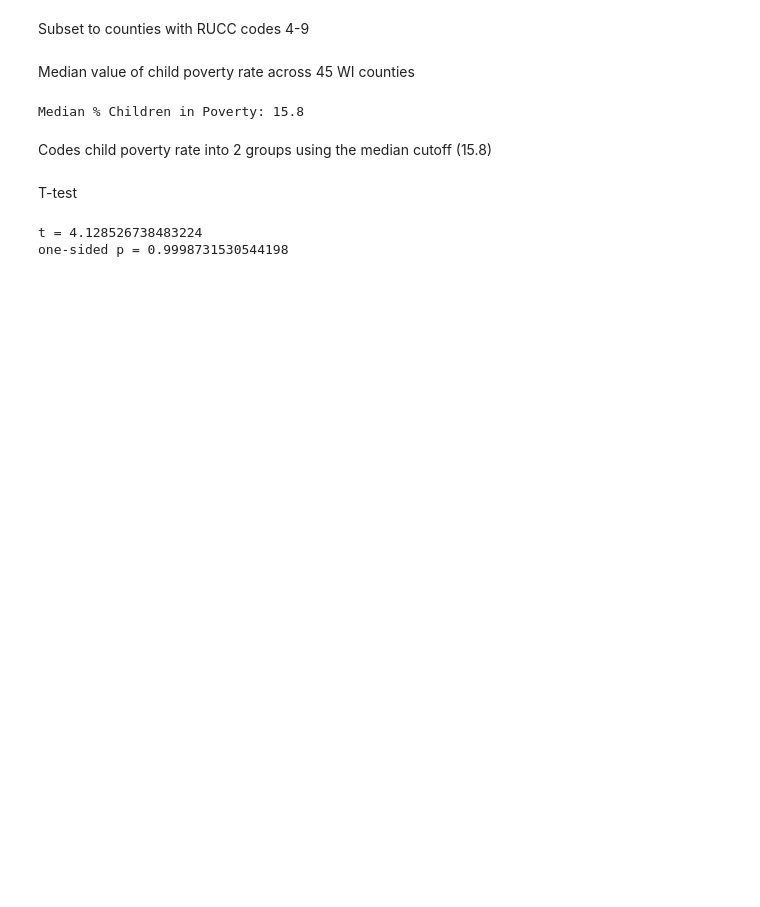
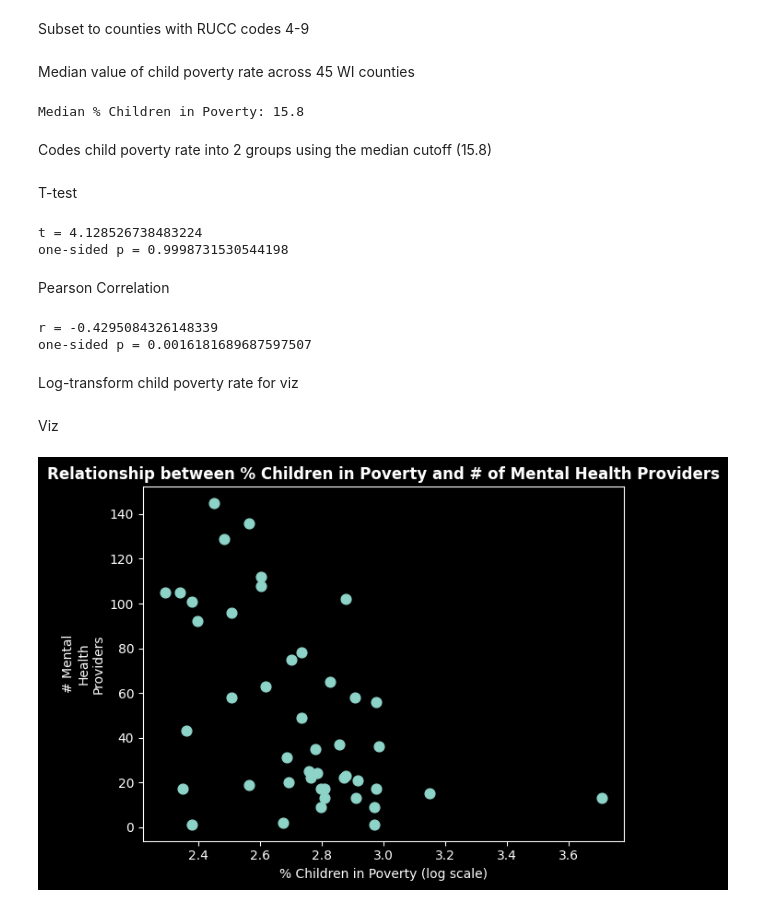
Before and after one commit to lizmeyer772/WI-Children-Rural-Healthcare-Access, a Jupyter notebook: HypothesisTesting.ipynb, the cells around one changed output. Cells and saved outputs as stored; diff of their text form; code cells hidden in the pictures; blank space fills up the shorter version.

```diff
--- a/HypothesisTesting.ipynb
+++ b/HypothesisTesting.ipynb
@@ -41,3 +45,21 @@ print("one-sided p =", p_value)
 # %% [output]
 t = 4.128526738483224
 one-sided p = 0.9998731530544198
+# %% [markdown]
+Pearson Correlation
+# %%
+corr = CHRRur[[mhprov_col, poverty_col]].dropna()
+
+r, p_value = pearsonr(
+    corr[mhprov_col],
+    corr[poverty_col],
+    alternative="less"
+)
+
+print("r =", r)
+print("one-sided p =", p_value)
+# %% [output]
+r = -0.4295084326148339
+one-sided p = 0.0016181689687597507
+# %% [markdown]
+Log-transform child poverty rate for viz
@@ -44,53 +68,12 @@ one-sided p = 0.9998731530544198
+# %% [markdown]
+Viz
 # %%
-
-
-# ----------------------------
-# T-test:  (# Mental Health Providers) ~ Poverty group, alternative = "less"
-# In R: t.test(y ~ group, alternative="less") tests mean(Below) < mean(Above)
-# ----------------------------
-below = CHRRur.loc[CHRRur["Poverty"] == "Below", mhprov_col].dropna()
-above = CHRRur.loc[CHRRur["Poverty"] == "Above", mhprov_col].dropna()
-
-# Welch's t-test (matches R default: var.equal = FALSE)
-t_stat, p_two_sided = stats.ttest_ind(below, above, equal_var=False)
-
-# Convert to one-sided p-value for alternative="less" (Below < Above)
-p_one_sided = p_two_sided / 2 if t_stat < 0 else 1 - (p_two_sided / 2)
-
-print("\nWelch two-sample t-test (Below vs Above)")
-print("t =", t_stat)
-print("one-sided p (Below < Above) =", p_one_sided)
-
-# ----------------------------
-# Correlation test: cor.test(mh_providers, child_poverty, alternative="less")
-# R's cor.test defaults to Pearson unless method specified
-# alternative="less" tests correlation < 0
-# ----------------------------
-x = CHRRur[mhprov_col]
-y = CHRRur[poverty_col]
-df_corr = CHRRur[[mhprov_col, poverty_col]].dropna()
-r, p_two_sided_corr = stats.pearsonr(df_corr[mhprov_col], df_corr[poverty_col])
-
-# One-sided p-value for H1: r < 0
-p_one_sided_corr = p_two_sided_corr / 2 if r < 0 else 1 - (p_two_sided_corr / 2)
-
-print("\nPearson correlation test")
-print("r =", r)
-print("one-sided p (r < 0) =", p_one_sided_corr)
-
-# ----------------------------
-# Log-transform child poverty rate for viz
-# (Note: log requires positive values; if any zeros exist, handle separately)
-# ----------------------------
-CHRRur["PovertyLog"] = np.log(CHRRur[poverty_col])
-
-# ----------------------------
-# Viz (scatter)
-# ----------------------------
 plt.figure()
 plt.scatter(CHRRur["PovertyLog"], CHRRur[mhprov_col], s=60)  # size ~ 2.5 in ggplot-ish
 plt.title("Relationship between % Children in Poverty and # of Mental Health Providers", fontweight="bold")
 plt.xlabel("% Children in Poverty (log scale)")
 plt.ylabel("# Mental\nHealth\nProviders")
 plt.tight_layout()
 plt.show()
+# %% [output]
+[figure, added]
```
Also changed, not shown: parts of 4 cells of this notebook, 4 other files.
